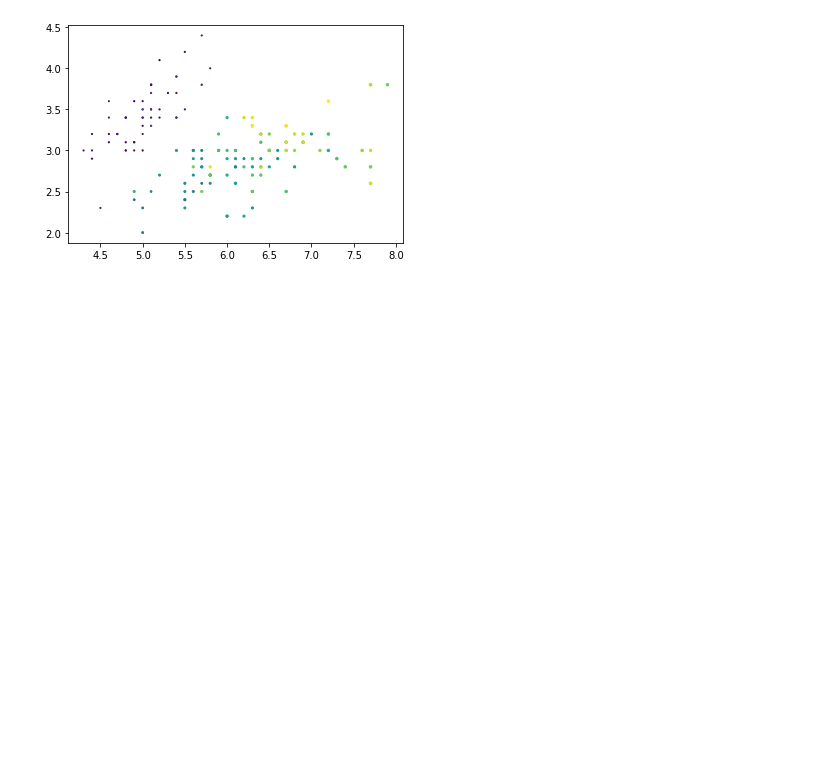
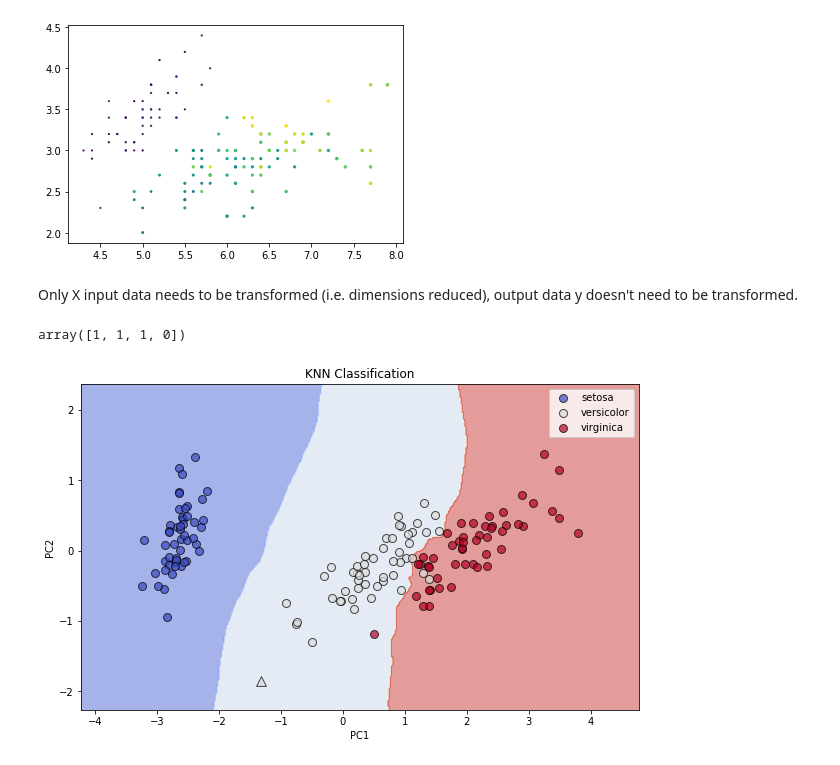
Before and after one commit to MJimitater/deep-learning, a Jupyter notebook: iris.ipynb, the cells around one changed output. Cells and saved outputs as stored; diff of their text form; code cells hidden in the pictures; blank space fills up the shorter version.

Commit message:
added KNN-classifier and visualization

```diff
--- a/iris.ipynb
+++ b/iris.ipynb
@@ -59,8 +59,35 @@ from sklearn.decomposition import PCA
 
 pca = PCA(n_components=2)
 iris_trans = pca.fit_transform(iris.data)
+# %% [markdown]
+Only X input data needs to be transformed (i.e. dimensions reduced), output data y doesn't need to be transformed.
 # %%
 #Split into training and testing data set:
 from sklearn.model_selection import train_test_split
 
-X_train, X_test, y_train, y_test = train_test_split(iris['data'], iris['target'], test_size=0.3)
+X_train, X_test, y_train, y_test = train_test_split(iris_trans, iris['target'], test_size=0.3)
+# %%
+#train K-Nearest-Neighbor Algorithm for classification:
+
+from sklearn.neighbors import KNeighborsClassifier as KNN
+
+model = KNN(n_neighbors=3)
+model.fit(X_train, y_train)
+
+score = model.score(X_test, y_test)
+# %%
+#prediction with new data point:
+
+X_new = np.array([[2.83, 3.15, 3.99, 0.01],
+                  [0.79, 2.89, 3.73, 1.53],
+                  [0.42, 1.75, 3.71, 1.23],
+                  [1.46, 3.23, 2.35, 0.91]])
+
+
+X_new_trans = pca.transform(X_new)
+
+y_new = model.predict(X_new_trans)
+
+y_new
+# %% [output]
+array([1, 1, 1, 0])
@@ -66,0 +139,4 @@ X_train, X_test, y_train, y_test = train_test_split(iris['data'], iris['target']
+# %%
+visualize(model, iris_trans, iris['target'], X_new_trans, y_new)
+# %% [output]
+[figure, added]
```
Also changed, not shown: parts of 1 cell of this notebook.
